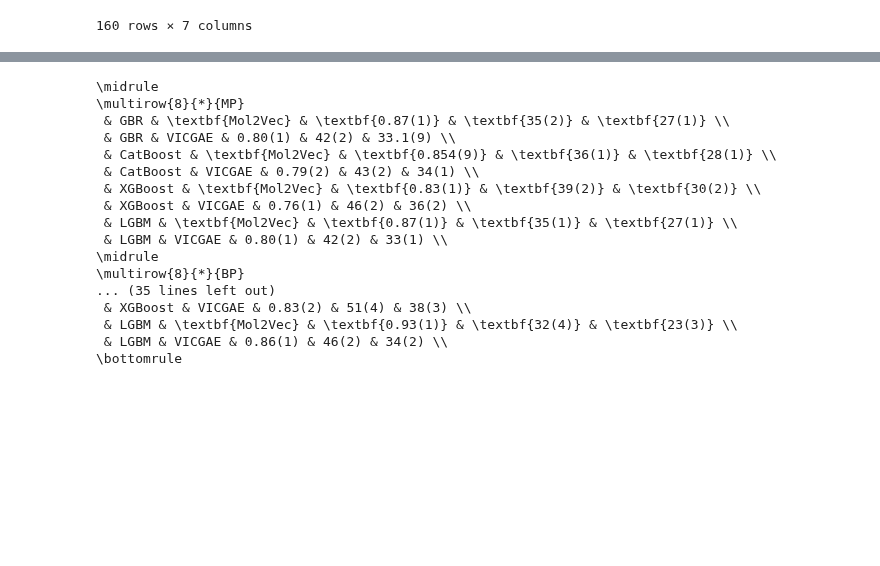
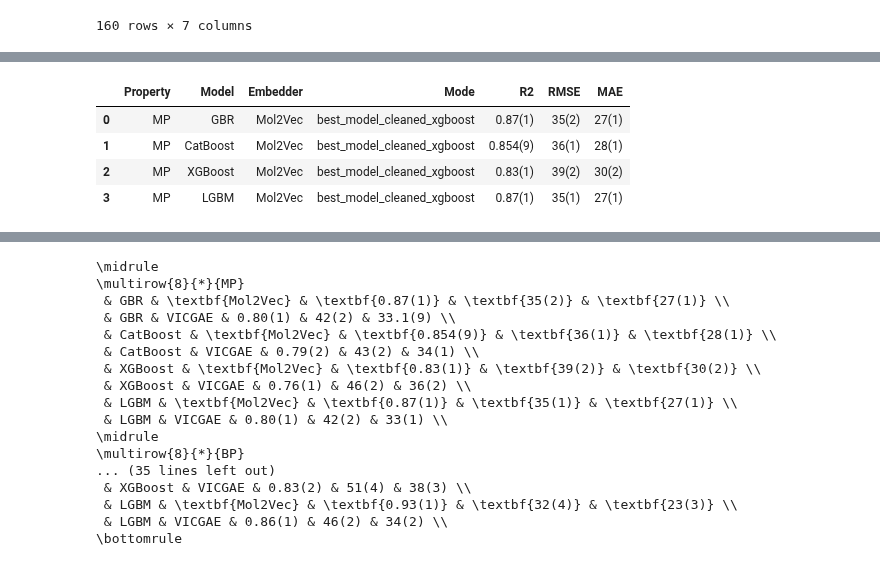
Before and after one commit to aravindhnivas/cxml_py, a Jupyter notebook: notebooks/analysis.ipynb, the cells around one changed output, grey strips where cells are left out. Drawn from its saved outputs; the diff is of its cells as text; code cells hidden in the pictures; blank space fills up the shorter version.

```diff
--- a/notebooks/analysis.ipynb
+++ b/notebooks/analysis.ipynb
@@ -281,0 +331,8 @@ best_metrics_df
+# %%
+best_metrics_df_overall.iloc[0:4]
+# %% [output]
+|  | Property | Model | Embedder | Mode | R2 | RMSE | MAE |
+| 0 | MP | GBR | Mol2Vec | best_model_cleaned_xgboost | 0.87(1) | 35(2) | 27(1) |
+| 1 | MP | CatBoost | Mol2Vec | best_model_cleaned_xgboost | 0.854(9) | 36(1) | 28(1) |
+| 2 | MP | XGBoost | Mol2Vec | best_model_cleaned_xgboost | 0.83(1) | 39(2) | 30(2) |
+| 3 | MP | LGBM | Mol2Vec | best_model_cleaned_xgboost | 0.87(1) | 35(1) | 27(1) |
```
Also changed, not shown: parts of 6 cells of this notebook.
